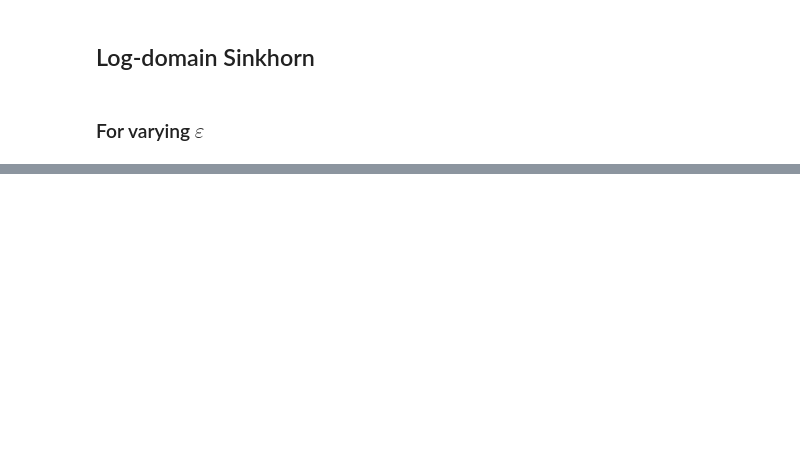
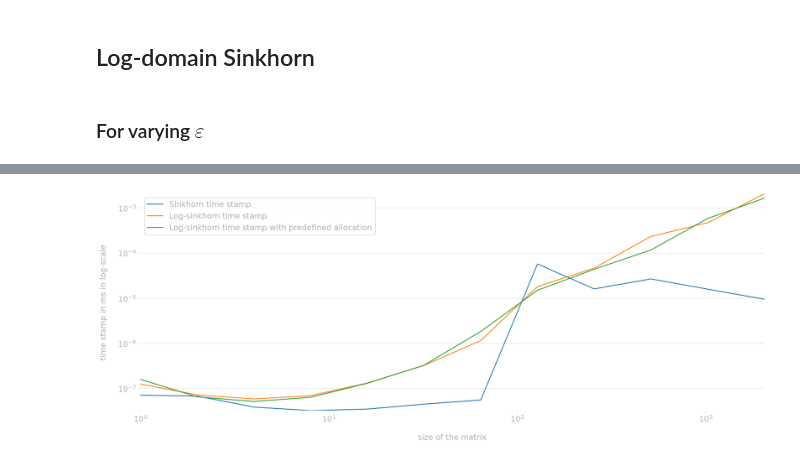
Before and after one commit to redachhaibi/computational-ot, a Jupyter notebook: ipynb/Sinkhorn.ipynb, the cells around one changed output, grey strips where cells are left out. Cells and saved outputs as stored; diff of their text form; code cells hidden in the pictures; blank space fills up the shorter version.

```diff
--- a/ipynb/Sinkhorn.ipynb
+++ b/ipynb/Sinkhorn.ipynb
@@ -258,13 +320,0 @@ plt.show()
-# %%
-plt.figure( figsize = (20,7) )
-
-plt.subplot(2,1,1),
-plt.title( "$||P1 -a||_1+||P1 -b||_1$" )
-for i in range( len( results_logSinkhorn) ):
-  error = np.asarray( results_logSinkhorn[i]['error'])
-  plt.plot( error, label = 'log-sinkhorn for $\epsilon=$'+ str(epsilons[i]) , linewidth = 2 )
-plt.yscale( 'log' )
-plt.legend()
-plt.xlabel("Iterations")
-plt.ylabel("Error in log-scale")
-plt.show()
@@ -270,0 +387,41 @@ plt.show()
+# %%
+timesinkhorn = []
+timelogsinkhorn1 = []
+timelogsinkhorn2 = []
+epsilon = 0.001
+np.random.seed(100)
+for i in range(12):
+    A = np.random.rand(2**i,2**i)
+    x = np.random.rand(2**i)
+
+    #Sinkhorn
+    start = time.time()
+    np.dot( A, x)
+    end = time.time()
+    timesinkhorn.append(1e-3*(end-start))
+
+    # Log-sinkhorn
+    start = time.time()
+    np.exp(-(A)/epsilon)
+    end = time.time()
+    timelogsinkhorn1.append(1e-3*(end-start))
+
+    # Log-sinkhorn with a preassigned allocation
+    B = np.eye(2**i)
+    start = time.time()
+    np.exp(-(A)/epsilon, out = B)
+    end   = time.time()
+    timelogsinkhorn2.append(1e-3*(end-start))
+size = [2**i for i in range(12)]
+plt.figure(figsize = (20,7))
+plt.plot(size, timesinkhorn, label = "Sinkhorn time stamp")
+plt.plot(size, timelogsinkhorn1, label = "Log-sinkhorn time stamp  ")
+plt.plot(size, timelogsinkhorn2, label = "Log-sinkhorn time stamp with predefined allocation")
+plt.ylabel('time stamp in ms in log-scale')
+plt.xlabel('size of the matrix')
+plt.yscale('log')
+plt.xscale('log')
+plt.legend()
+plt.show()
+# %% [output]
+[figure, added]
```
Also changed, not shown: parts of 13 cells of this notebook.
